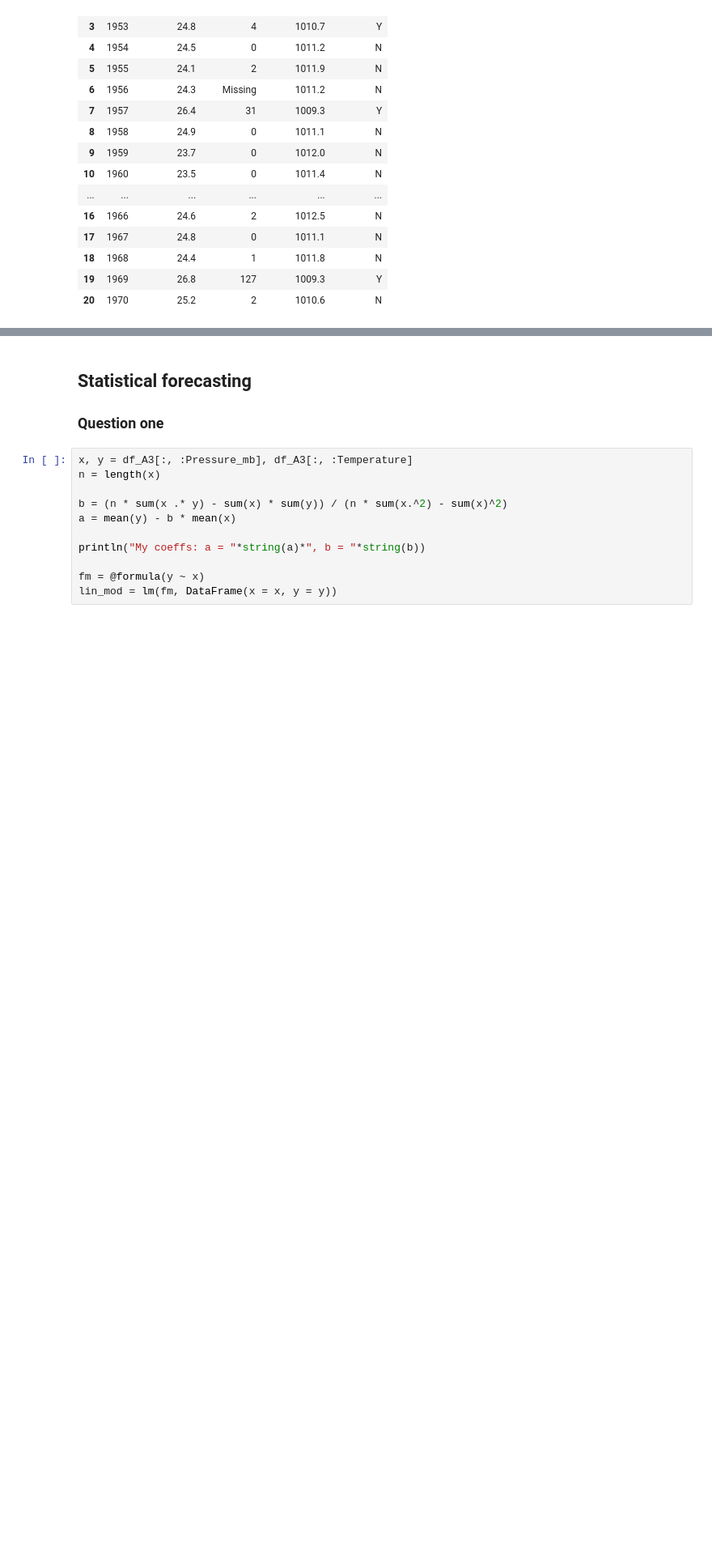
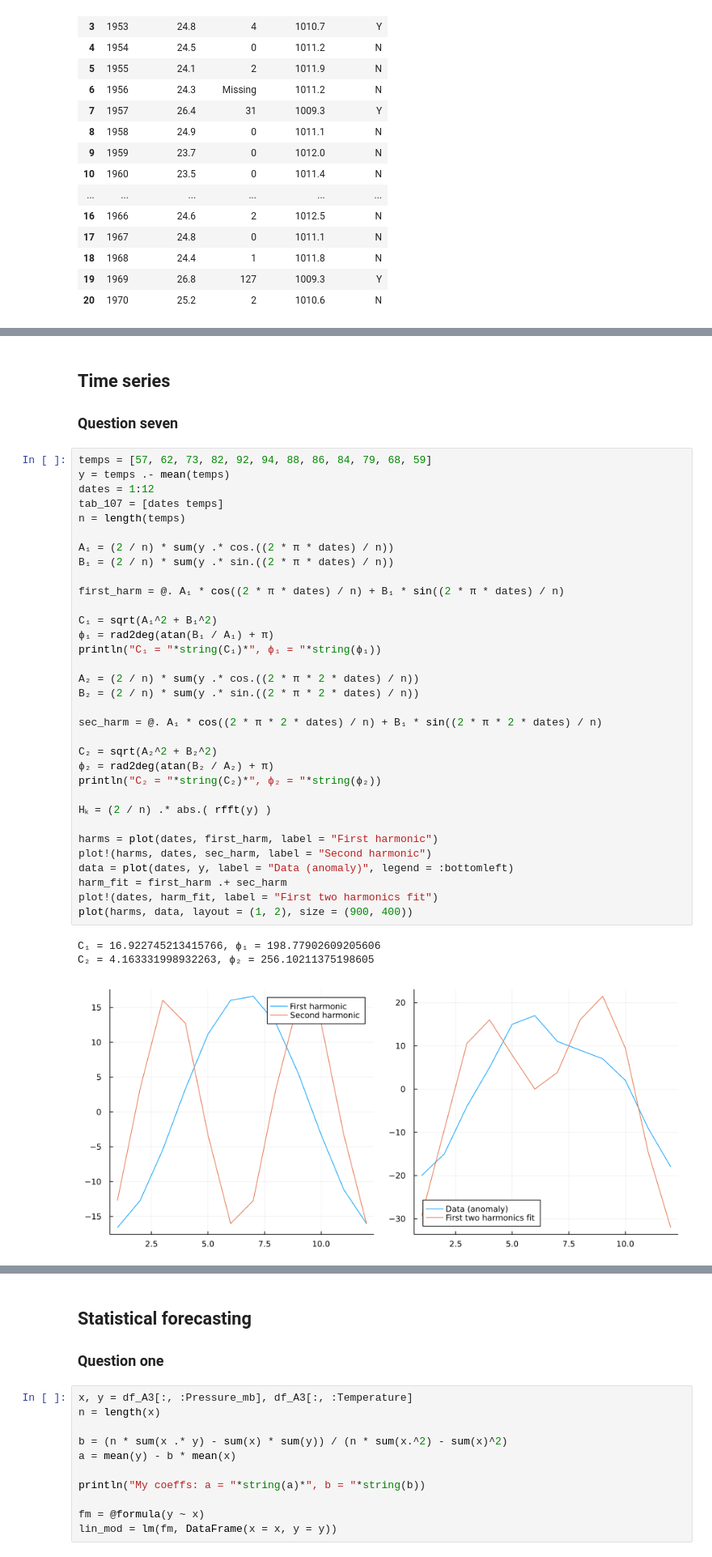
Before and after one commit to jbisits/MATH5271, a Jupyter notebook: Revision/revision.ipynb, the cells around one changed output, grey strips where cells are left out. Shown: that part at 81% size. Cells and saved outputs as stored; diff of their text form; blank space fills up the shorter version.

```diff
--- a/Revision/revision.ipynb
+++ b/Revision/revision.ipynb
@@ -38,0 +52,41 @@ rename!(df_A3, push!(names(df_A3)[1:4], "El_NinoYN"))
+# %% [markdown]
+## Time series
+
+### Question seven
+# %%
+temps = [57, 62, 73, 82, 92, 94, 88, 86, 84, 79, 68, 59]
+y = temps .- mean(temps)
+dates = 1:12
+tab_107 = [dates temps]
+n = length(temps)
+
+A₁ = (2 / n) * sum(y .* cos.((2 * π * dates) / n))
+B₁ = (2 / n) * sum(y .* sin.((2 * π * dates) / n))
+
+first_harm = @. A₁ * cos((2 * π * dates) / n) + B₁ * sin((2 * π * dates) / n)
+
+C₁ = sqrt(A₁^2 + B₁^2)
+ϕ₁ = rad2deg(atan(B₁ / A₁) + π)
+println("C₁ = "*string(C₁)*", ϕ₁ = "*string(ϕ₁))
+
+A₂ = (2 / n) * sum(y .* cos.((2 * π * 2 * dates) / n))
+B₂ = (2 / n) * sum(y .* sin.((2 * π * 2 * dates) / n))
+
+sec_harm = @. A₁ * cos((2 * π * 2 * dates) / n) + B₁ * sin((2 * π * 2 * dates) / n)
+
+C₂ = sqrt(A₂^2 + B₂^2)
+ϕ₂ = rad2deg(atan(B₂ / A₂) + π)
+println("C₂ = "*string(C₂)*", ϕ₂ = "*string(ϕ₂))
+
+Hₖ = (2 / n) .* abs.( rfft(y) )
+
+harms = plot(dates, first_harm, label = "First harmonic")
+plot!(harms, dates, sec_harm, label = "Second harmonic")
+data = plot(dates, y, label = "Data (anomaly)", legend = :bottomleft)
+harm_fit = first_harm .+ sec_harm
+plot!(dates, harm_fit, label = "First two harmonics fit")
+plot(harms, data, layout = (1, 2), size = (900, 400))
+# %% [output]
+C₁ = 16.922745213415766, ϕ₁ = 198.77902609205606
+C₂ = 4.163331998932263, ϕ₂ = 256.10211375198605
+[figure, added]
```
Also changed, not shown: parts of 14 cells of this notebook, 3 other files.
